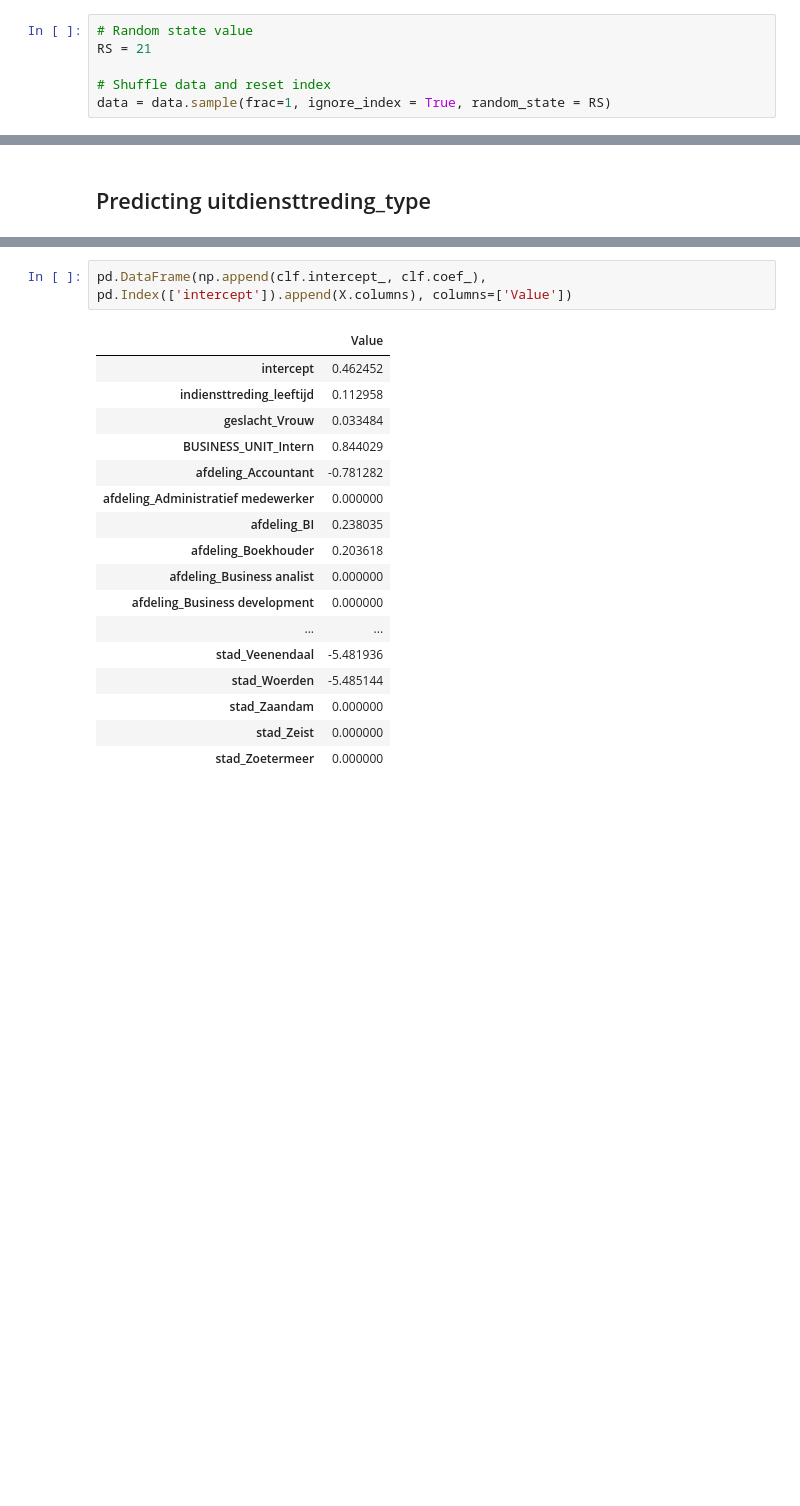
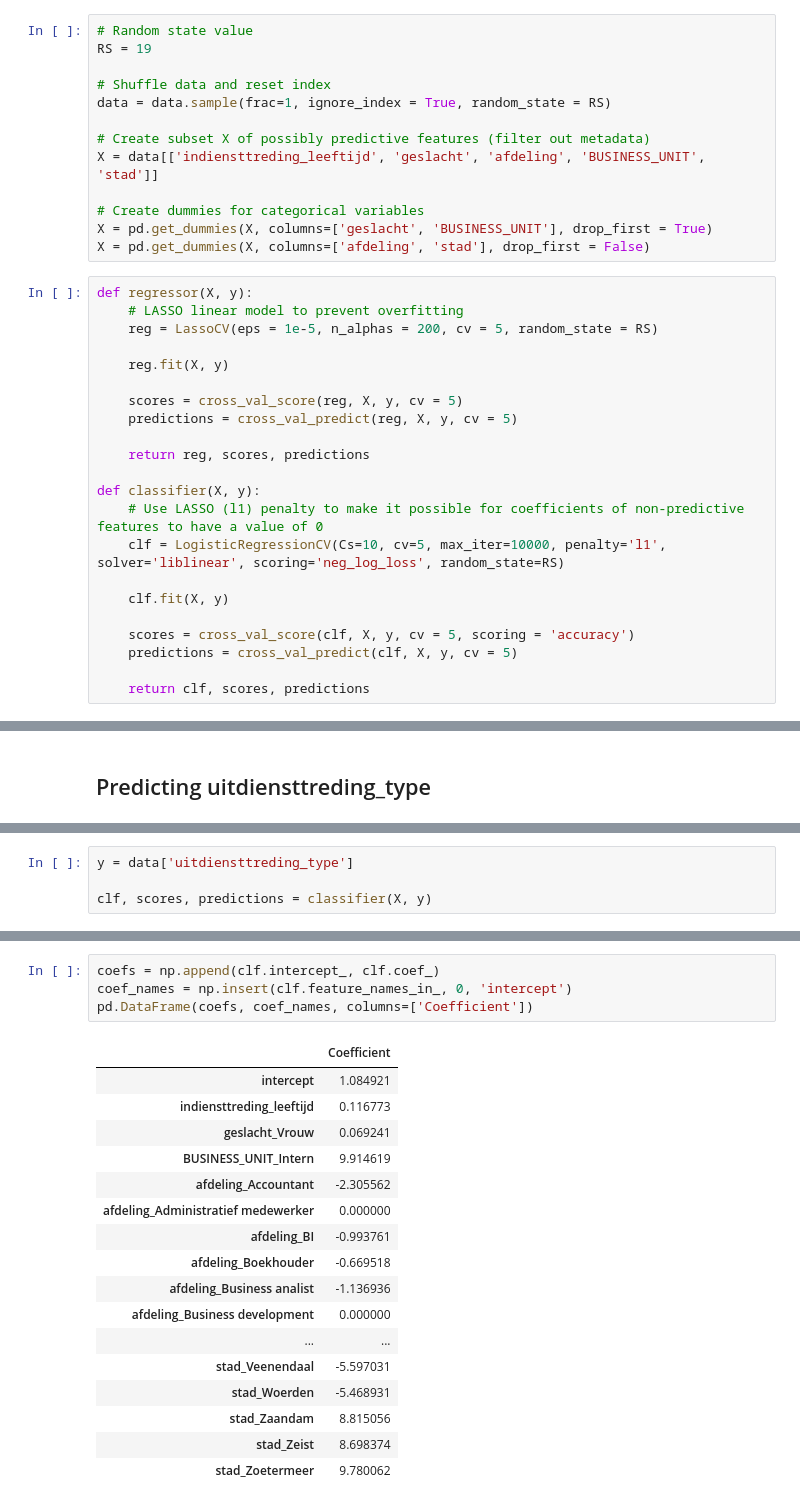
Before and after one commit to SjorsWitt/i4talent_assignment, a Jupyter notebook: main.ipynb, the cells around one changed output, grey strips where cells are left out. Cells and saved outputs as stored; diff of their text form; blank space fills up the shorter version.

Commit message:
Finish prediction models

```diff
--- a/main.ipynb
+++ b/main.ipynb
@@ -350,10 +352,39 @@ import seaborn as sns
 import matplotlib.pyplot as plt
 # %%
 # Random state value
-RS = 21
+RS = 19
 
 # Shuffle data and reset index
 data = data.sample(frac=1, ignore_index = True, random_state = RS)
+
+# Create subset X of possibly predictive features (filter out metadata)
+X = data[['indiensttreding_leeftijd', 'geslacht', 'afdeling', 'BUSINESS_UNIT', 'stad']]
+
+# Create dummies for categorical variables
+X = pd.get_dummies(X, columns=['geslacht', 'BUSINESS_UNIT'], drop_first = True)
+X = pd.get_dummies(X, columns=['afdeling', 'stad'], drop_first = False)
+# %%
+def regressor(X, y):
+    # LASSO linear model to prevent overfitting
+    reg = LassoCV(eps = 1e-5, n_alphas = 200, cv = 5, random_state = RS)
+
+    reg.fit(X, y)
+
+    scores = cross_val_score(reg, X, y, cv = 5)
+    predictions = cross_val_predict(reg, X, y, cv = 5)
+
+    return reg, scores, predictions
+
+def classifier(X, y):
+    # Use LASSO (l1) penalty to make it possible for coefficients of non-predictive features to have a value of 0
+    clf = LogisticRegressionCV(Cs=10, cv=5, max_iter=10000, penalty='l1', solver='liblinear', scoring='neg_log_loss', random_state=RS)
+
+    clf.fit(X, y)
+
+    scores = cross_val_score(clf, X, y, cv = 5, scoring = 'accuracy')
+    predictions = cross_val_predict(clf, X, y, cv = 5)
+
+    return clf, scores, predictions
 # %% [markdown]
 ## Predicting lengte_dienst
 # %%
@@ -427,0 +432,4 @@ plt.show()
+# %%
+y = data['uitdiensttreding_type']
+
+clf, scores, predictions = classifier(X, y)
@@ -428,20 +447,22 @@ plt.show()
 # %%
-pd.DataFrame(np.append(clf.intercept_, clf.coef_), pd.Index(['intercept']).append(X.columns), columns=['Value'])
+coefs = np.append(clf.intercept_, clf.coef_)
+coef_names = np.insert(clf.feature_names_in_, 0, 'intercept')
+pd.DataFrame(coefs, coef_names, columns=['Coefficient'])
 # %% [output]
-|  | Value |
-| intercept | 0.462452 |
-| indiensttreding_leeftijd | 0.112958 |
-| geslacht_Vrouw | 0.033484 |
-| BUSINESS_UNIT_Intern | 0.844029 |
-| afdeling_Accountant | -0.781282 |
+|  | Coefficient |
+| intercept | 1.084921 |
+| indiensttreding_leeftijd | 0.116773 |
+| geslacht_Vrouw | 0.069241 |
+| BUSINESS_UNIT_Intern | 9.914619 |
+| afdeling_Accountant | -2.305562 |
 | afdeling_Administratief medewerker | 0.000000 |
-| afdeling_BI | 0.238035 |
-| afdeling_Boekhouder | 0.203618 |
-| afdeling_Business analist | 0.000000 |
+| afdeling_BI | -0.993761 |
+| afdeling_Boekhouder | -0.669518 |
+| afdeling_Business analist | -1.136936 |
 | afdeling_Business development | 0.000000 |
 | ... | ... |
-| stad_Veenendaal | -5.481936 |
-| stad_Woerden | -5.485144 |
-| stad_Zaandam | 0.000000 |
-| stad_Zeist | 0.000000 |
-| stad_Zoetermeer | 0.000000 |
+| stad_Veenendaal | -5.597031 |
+| stad_Woerden | -5.468931 |
+| stad_Zaandam | 8.815056 |
+| stad_Zeist | 8.698374 |
+| stad_Zoetermeer | 9.780062 |
```
Also changed, not shown: parts of 15 cells of this notebook.
